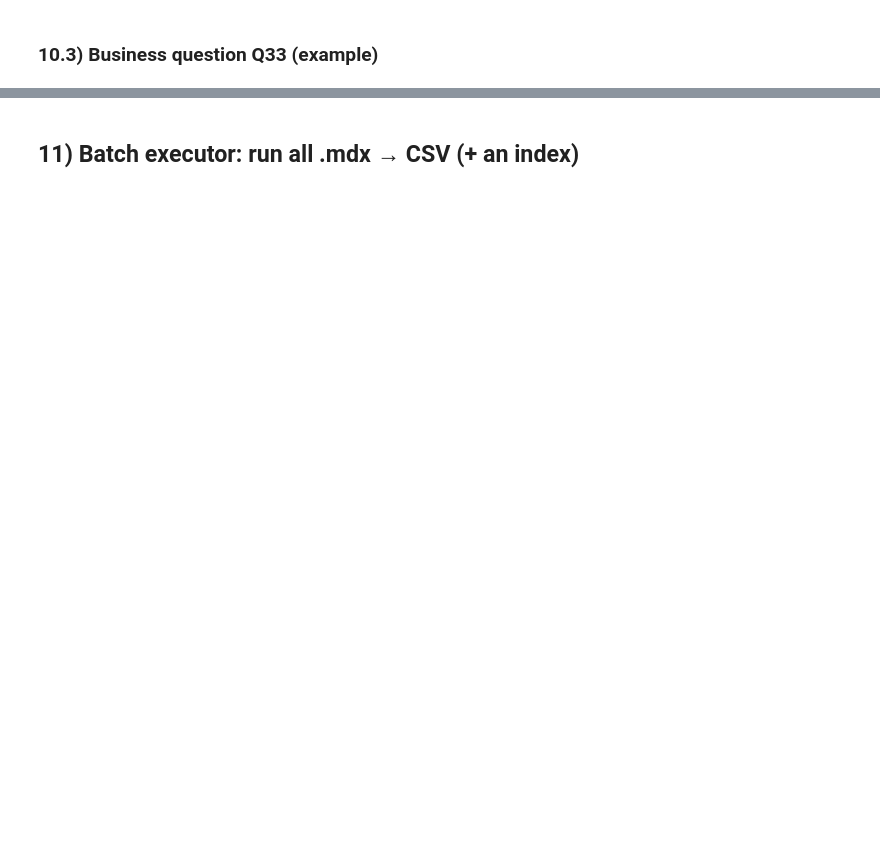
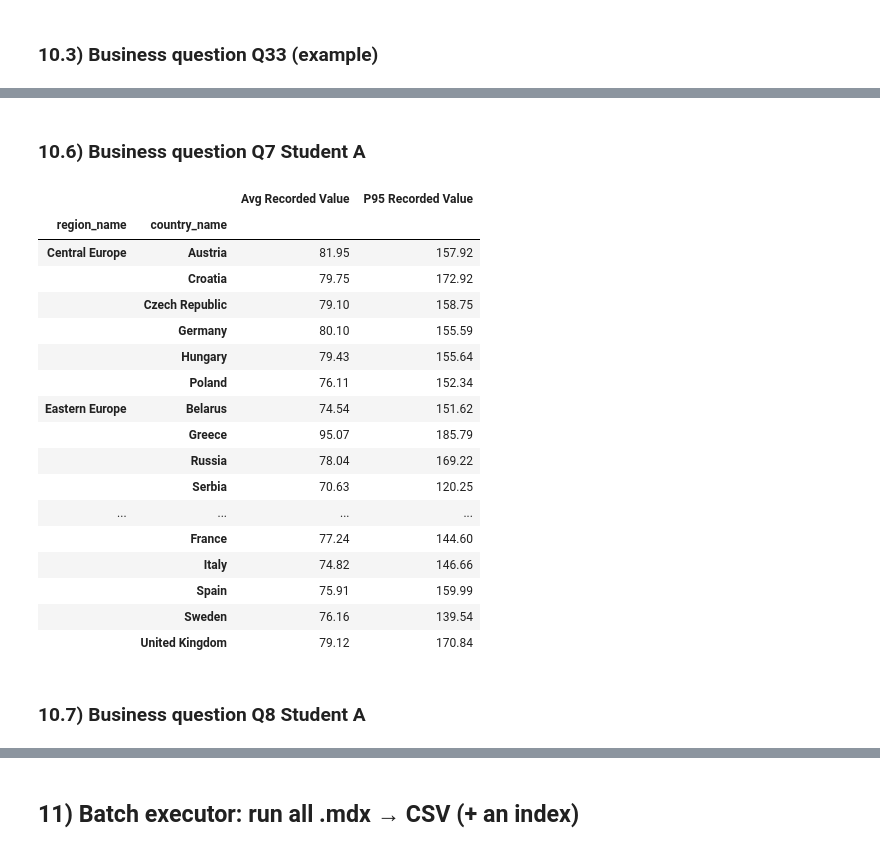
Before and after one commit to VidakGrujic/BI_Assignment_2, a Jupyter notebook: BI_Projects/DWH2_008/AirQ_Part2_008.ipynb, the cells around one changed output, grey strips where cells are left out. Saved outputs shown, nothing was run; the diff lists cells and outputs as text; code cells hidden in the pictures; blank space fills up the shorter version.

```diff
--- a/BI_Projects/DWH2_008/AirQ_Part2_008.ipynb
+++ b/BI_Projects/DWH2_008/AirQ_Part2_008.ipynb
@@ -665,0 +789,44 @@ WHERE ( [dim_param].[Param].[param_name].&[PM4] )
+# %% [markdown]
+### 10.6) Business question Q7 Student A
+# %%
+%%mdx
+-- For parameter PM10, show Avg Recorded Value and P95 Recorded Value by Country for 2023.
+-- Return Countries on rows and two columns—Avg Recorded Value and P95 Recorded Value—
+-- for the year 2023.
+SELECT
+  {
+    [Measures].[Avg Recorded Value],
+    [Measures].[P95 Recorded Value]
+  } ON COLUMNS,
+
+  NON EMPTY
+    [dim_city].[Geo].[country_name].Members
+  ON ROWS
+
+FROM [AirQ Cube]
+
+WHERE (
+    [dim_param].[Param].[param_name].&[PM10],
+    [dim_timemonth].[Time].[year_num].&[2023]
+)
+# %% [output]
+|  |  | Avg Recorded Value | P95 Recorded Value |
+| region_name | country_name |  |  |
+| Central Europe | Austria | 81.95 | 157.92 |
+|  | Croatia | 79.75 | 172.92 |
+|  | Czech Republic | 79.10 | 158.75 |
+|  | Germany | 80.10 | 155.59 |
+|  | Hungary | 79.43 | 155.64 |
+|  | Poland | 76.11 | 152.34 |
+| Eastern Europe | Belarus | 74.54 | 151.62 |
+|  | Greece | 95.07 | 185.79 |
+|  | Russia | 78.04 | 169.22 |
+|  | Serbia | 70.63 | 120.25 |
+| ... | ... | ... | ... |
+|  | France | 77.24 | 144.60 |
+|  | Italy | 74.82 | 146.66 |
+|  | Spain | 75.91 | 159.99 |
+|  | Sweden | 76.16 | 139.54 |
+|  | United Kingdom | 79.12 | 170.84 |
+# %% [markdown]
+### 10.7) Business question Q8 Student A
```
Also changed, not shown: parts of 29 cells of this notebook, 27 other files.
